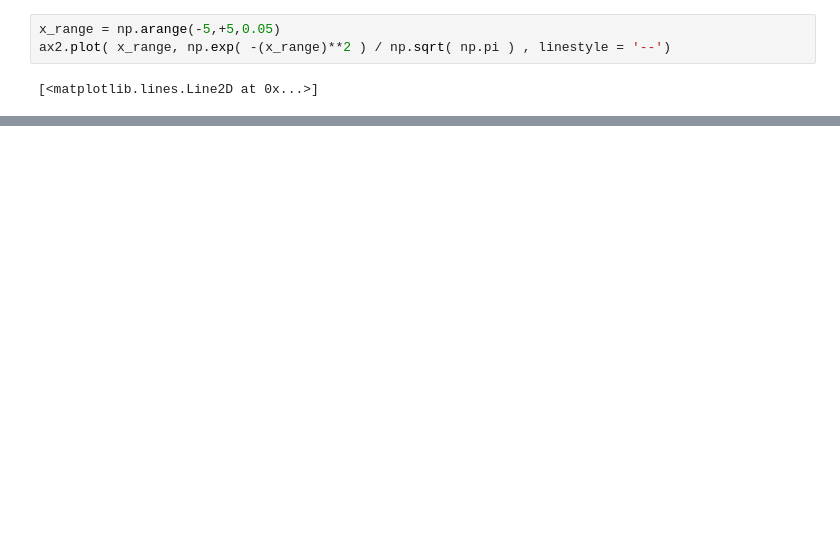
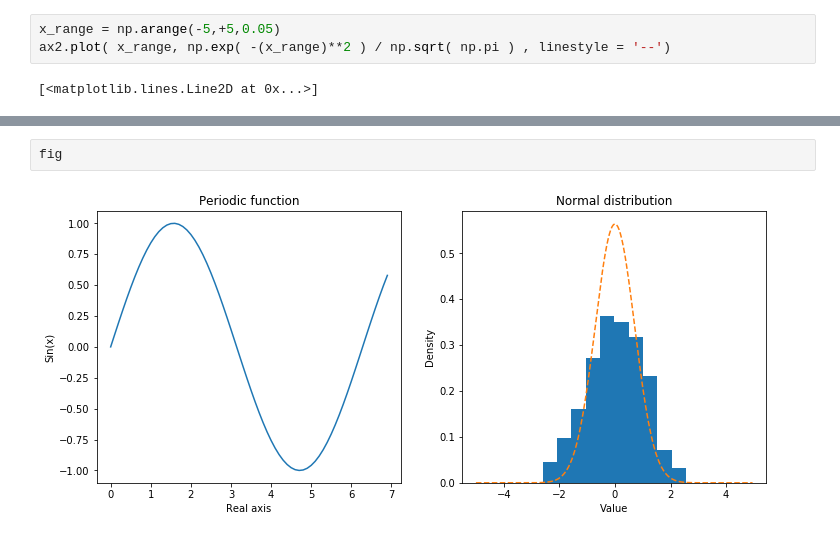
Before and after one commit to mmehrani/Introduction_to_python, a Jupyter notebook: numpy, matplotlib.ipynb, the cells around one changed output, grey strips where cells are left out. Cells and saved outputs as stored; diff of their text form; blank space fills up the shorter version.

```diff
--- a/numpy, matplotlib.ipynb
+++ b/numpy, matplotlib.ipynb
@@ -273,0 +308,4 @@ fig
+# %%
+fig
+# %% [output]
+[figure, added]
```
Also changed, not shown: parts of 15 cells of this notebook.
